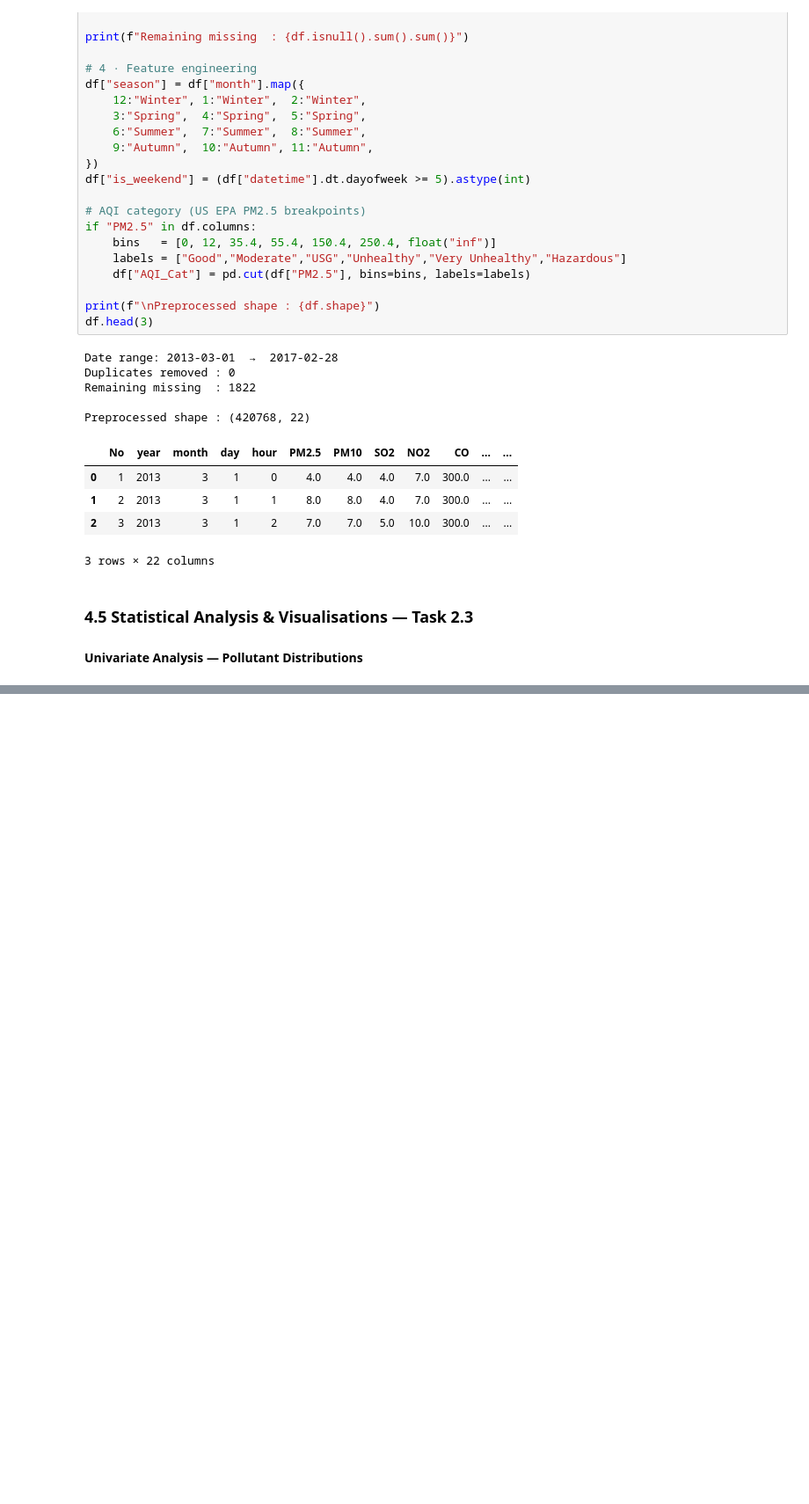
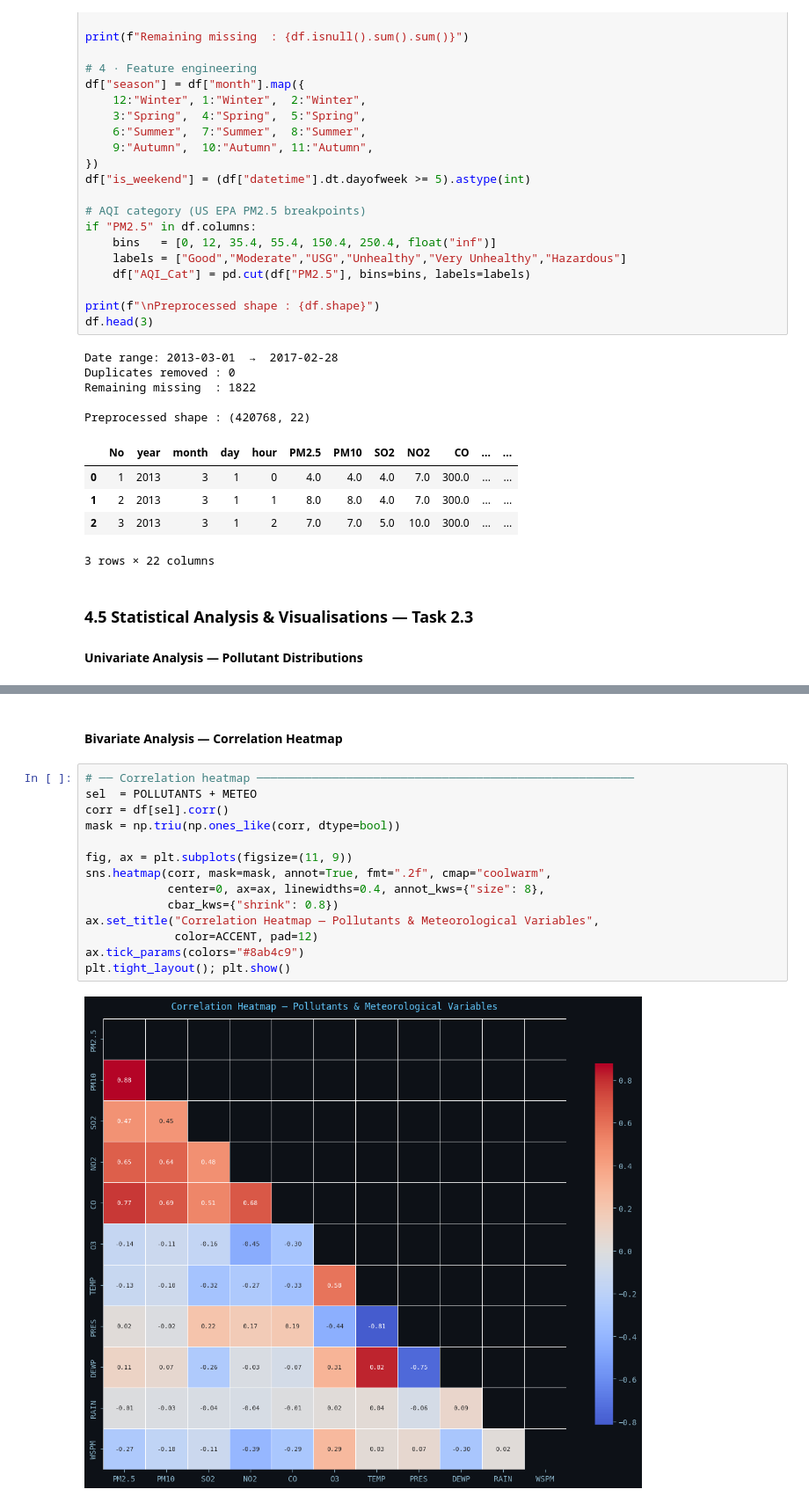
Before and after one commit to Jiyaulhaq1432/Data-Analysis-Air-quality-Analyser-web-app, a Jupyter notebook: Beijing_AQA.ipynb, the cells around one changed output, grey strips where cells are left out. Shown at 88% size. Drawn from its saved outputs; the diff is of its cells as text; blank space fills up the shorter version.

```diff
--- a/Beijing_AQA.ipynb
+++ b/Beijing_AQA.ipynb
@@ -1637,0 +1649,18 @@ Preprocessed shape : (420768, 22)
+# %% [markdown]
+#### Bivariate Analysis — Correlation Heatmap
+# %%
+# ── Correlation heatmap ───────────────────────────────────────────────────────
+sel  = POLLUTANTS + METEO
+corr = df[sel].corr()
+mask = np.triu(np.ones_like(corr, dtype=bool))
+
+fig, ax = plt.subplots(figsize=(11, 9))
+sns.heatmap(corr, mask=mask, annot=True, fmt=".2f", cmap="coolwarm",
+            center=0, ax=ax, linewidths=0.4, annot_kws={"size": 8},
+            cbar_kws={"shrink": 0.8})
+ax.set_title("Correlation Heatmap — Pollutants & Meteorological Variables",
+             color=ACCENT, pad=12)
+ax.tick_params(colors="#8ab4c9")
+plt.tight_layout(); plt.show()
+# %% [output]
+[figure, added]
```
Also changed, not shown: parts of 9 cells of this notebook.
